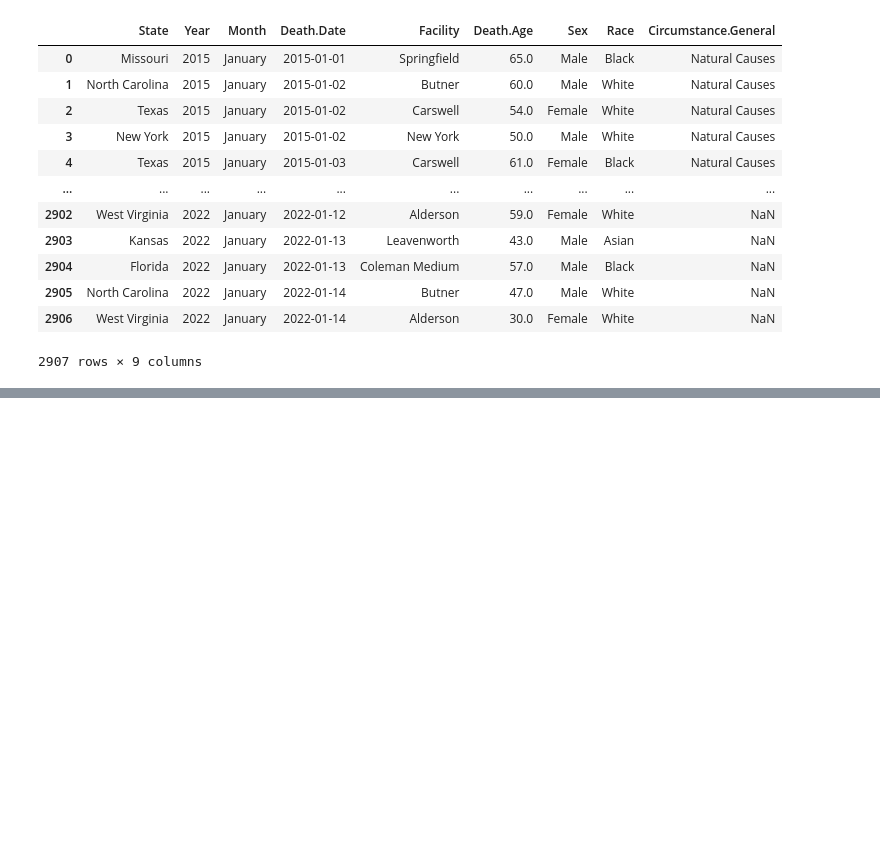
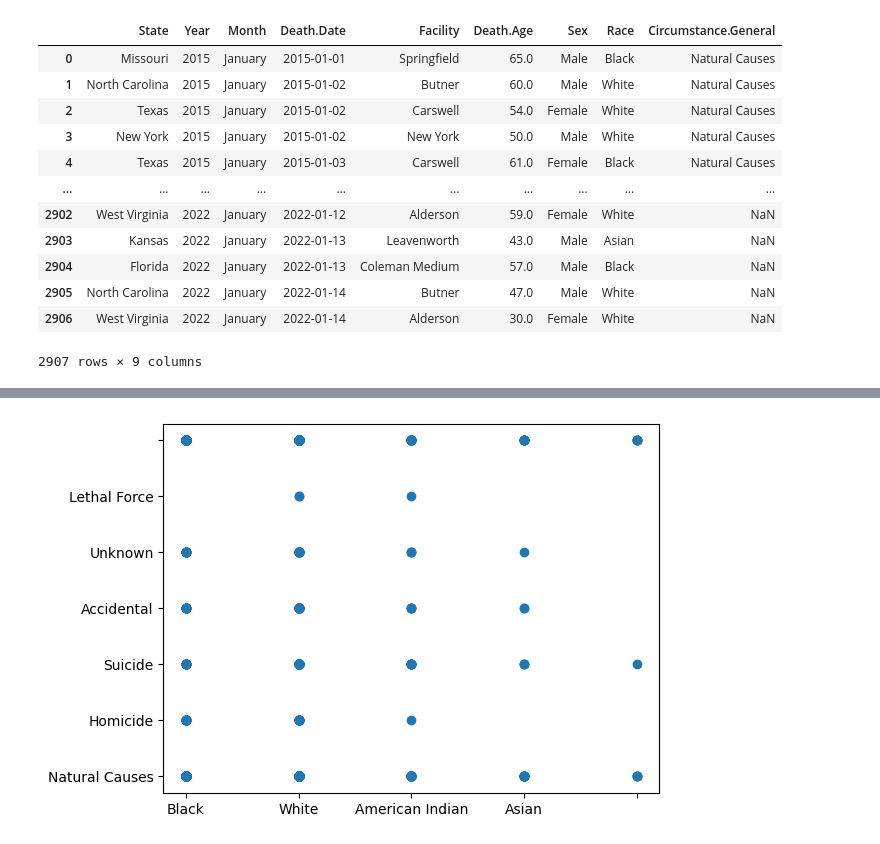
Before and after one commit to ahvblackwelltech/Mortality-in-the-Correctional-System, a Jupyter notebook: Mortality_in_the_Correctional_System.ipynb, the cells around one changed output, grey strips where cells are left out. Cells and saved outputs as stored; diff of their text form; code cells hidden in the pictures; blank space fills up the shorter version.

```diff
--- a/Mortality_in_the_Correctional_System.ipynb
+++ b/Mortality_in_the_Correctional_System.ipynb
@@ -94,0 +134,3 @@ correctional2
+# %%
+correctional4 = correctional3.replace(to_replace=["Natural Ca uses", "Natural  Causes", "Natural"],
+           value="Natural Causes")
@@ -94,0 +153,5 @@ correctional2
+# %%
+plt.scatter(correctional4['Race'], correctional4['Circumstance.General'])
+plt.show()
+# %% [output]
+[figure, added]
```
Also changed, not shown: parts of 6 cells of this notebook.
